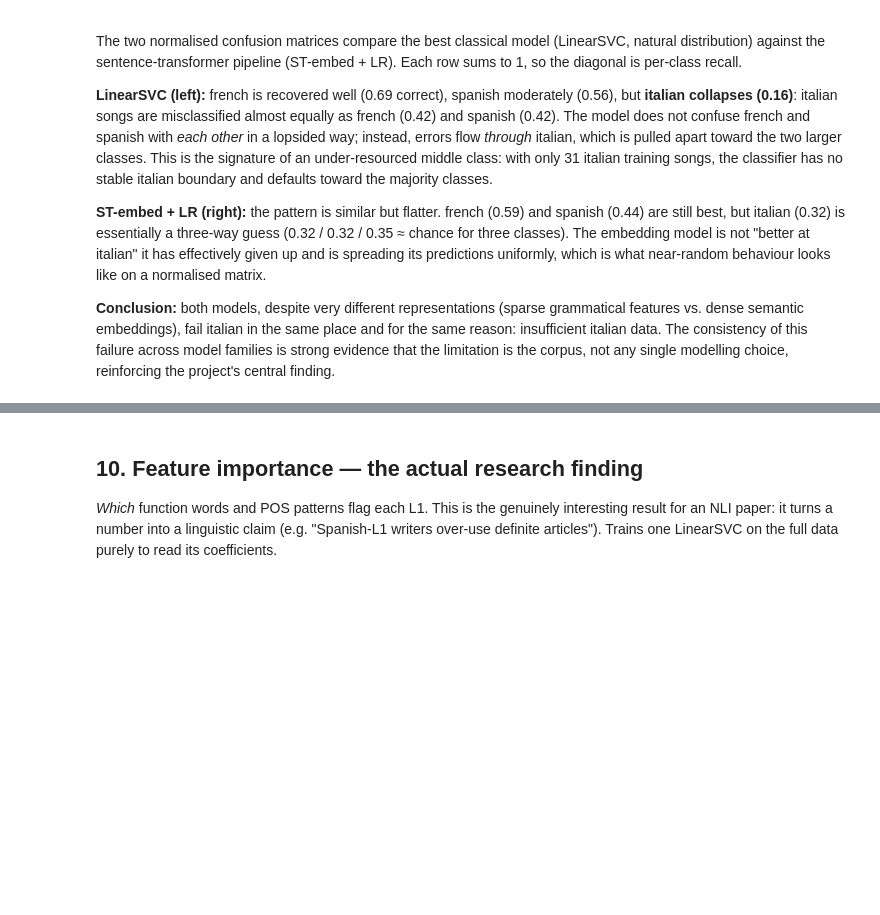
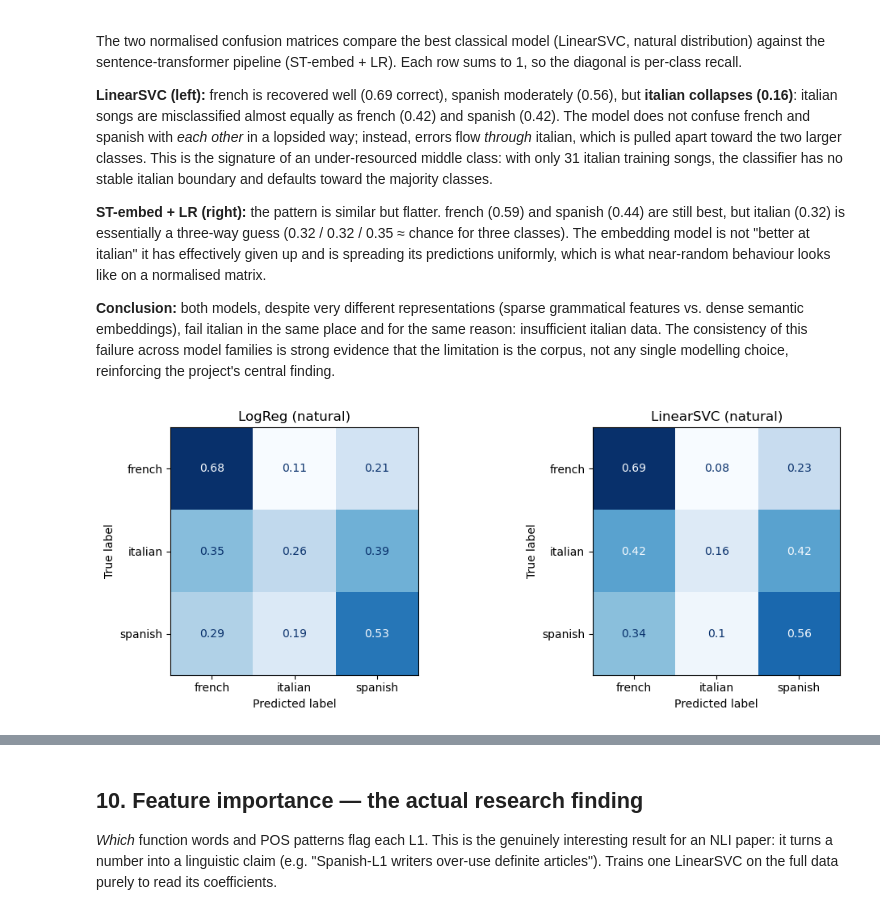
Before and after one commit to nataliajm115/TM_project, a Jupyter notebook: NLI_improved.ipynb, the cells around one changed output, grey strips where cells are left out. Saved outputs shown, nothing was run; the diff lists cells and outputs as text; code cells hidden in the pictures; blank space fills up the shorter version.

Commit message:
add log regression confusion matrix

```diff
--- a/NLI_improved.ipynb
+++ b/NLI_improved.ipynb
@@ -435,3 +434,32 @@ its predictions uniformly, which is what near-random behaviour looks like on a n
 **Conclusion:** both models, despite very different representations (sparse grammatical features vs. dense semantic embeddings), fail italian in
 the same place and for the same reason: insufficient italian data. The consistency of this failure across model families is strong evidence that the
 limitation is the corpus, not any single modelling choice, reinforcing the project's central finding.
+# %%
+fig, ax = plt.subplots(1, 2, figsize=(11, 4))
+
+# Logistic Regression confusion matrix
+ConfusionMatrixDisplay.from_predictions(
+    y_train,
+    pred_lr,
+    normalize="true",
+    cmap="Blues",
+    ax=ax[0],
+    colorbar=False
+)
+ax[0].set_title("LogReg (natural)")
+
+# LinearSVC confusion matrix
+ConfusionMatrixDisplay.from_predictions(
+    y_train,
+    pred_svc,
+    normalize="true",
+    cmap="Blues",
+    ax=ax[1],
+    colorbar=False
+)
+ax[1].set_title("LinearSVC (natural)")
+
+plt.tight_layout()
+plt.show()
+# %% [output]
+[figure, added]
```
Also changed, not shown: parts of 3 cells of this notebook.
